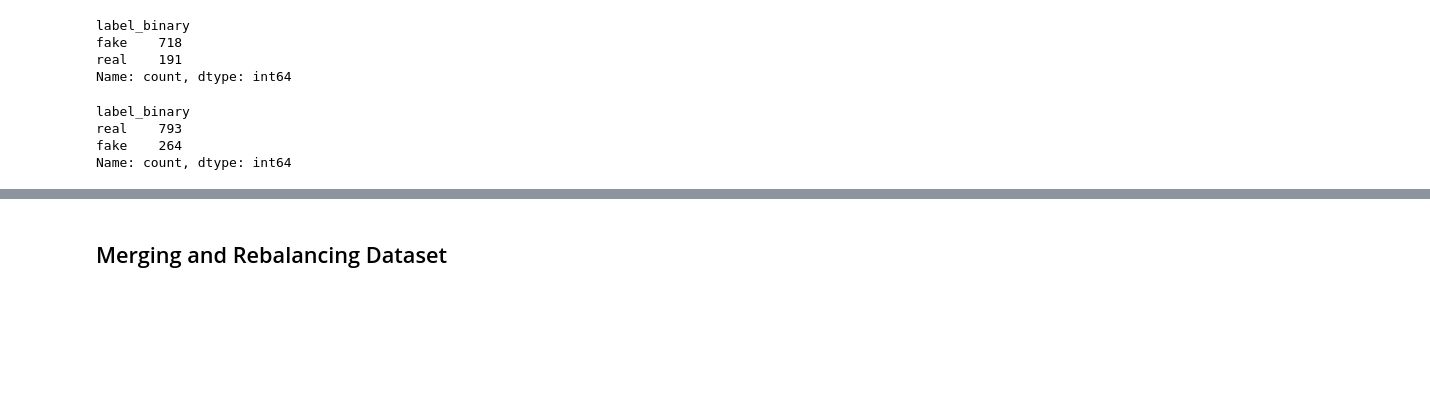
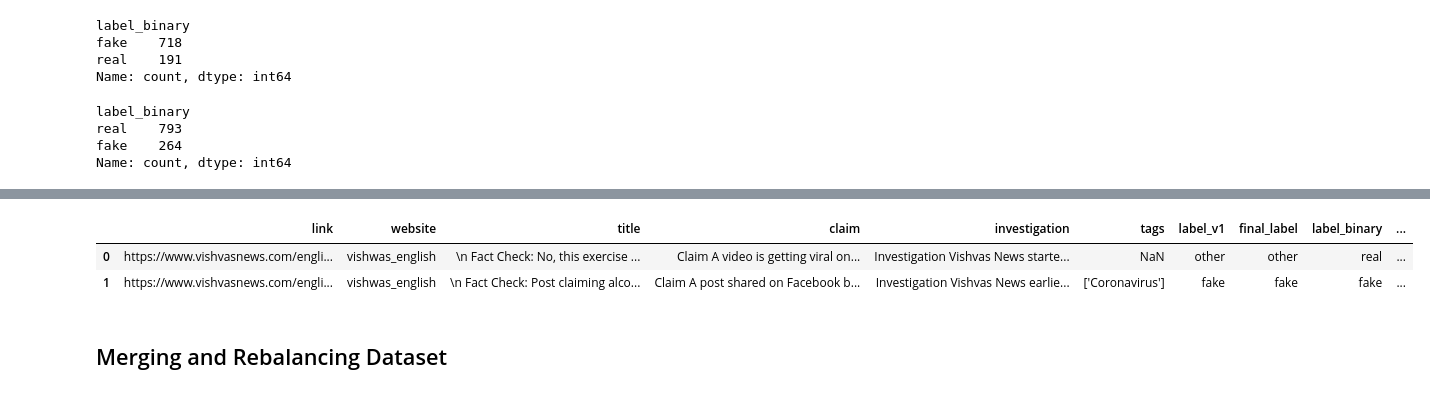
Before and after one commit to aadish8206/SatyaRakshak, a Jupyter notebook: SatyaRakshak_model.ipynb, the cells around one changed output, grey strips where cells are left out. Drawn from its saved outputs; the diff is of its cells as text; code cells hidden in the pictures; blank space fills up the shorter version.

```diff
--- a/SatyaRakshak_model.ipynb
+++ b/SatyaRakshak_model.ipynb
@@ -45,3 +45,9 @@ Name: count, dtype: int64
+# %%
+extra_df.head(2)
+# %% [output]
+|  | link | website | title | claim | investigation | tags | label_v1 | final_label | label_binary | ... |
+| 0 | https://www.vishvasnews.com/engli... | vishwas_english | \n Fact Check: No, this exercise ... | Claim A video is getting viral on... | Investigation Vishvas News starte... | NaN | other | other | real | ... |
+| 1 | https://www.vishvasnews.com/engli... | vishwas_english | \n Fact Check: Post claiming alco... | Claim A post shared on Facebook b... | Investigation Vishvas News earlie... | ['Coronavirus'] | fake | fake | fake | ... |
 # %% [markdown]
 ## Merging and Rebalancing Dataset
 # %%
```
Also changed, not shown: parts of 16 cells of this notebook, 12 other files.
